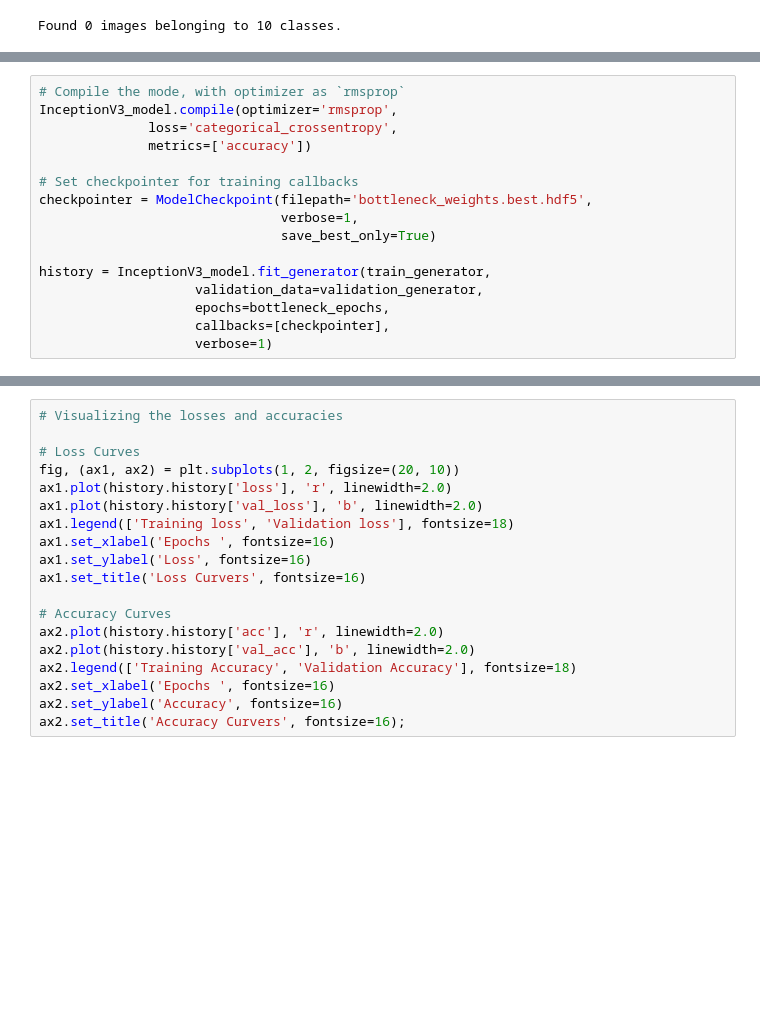
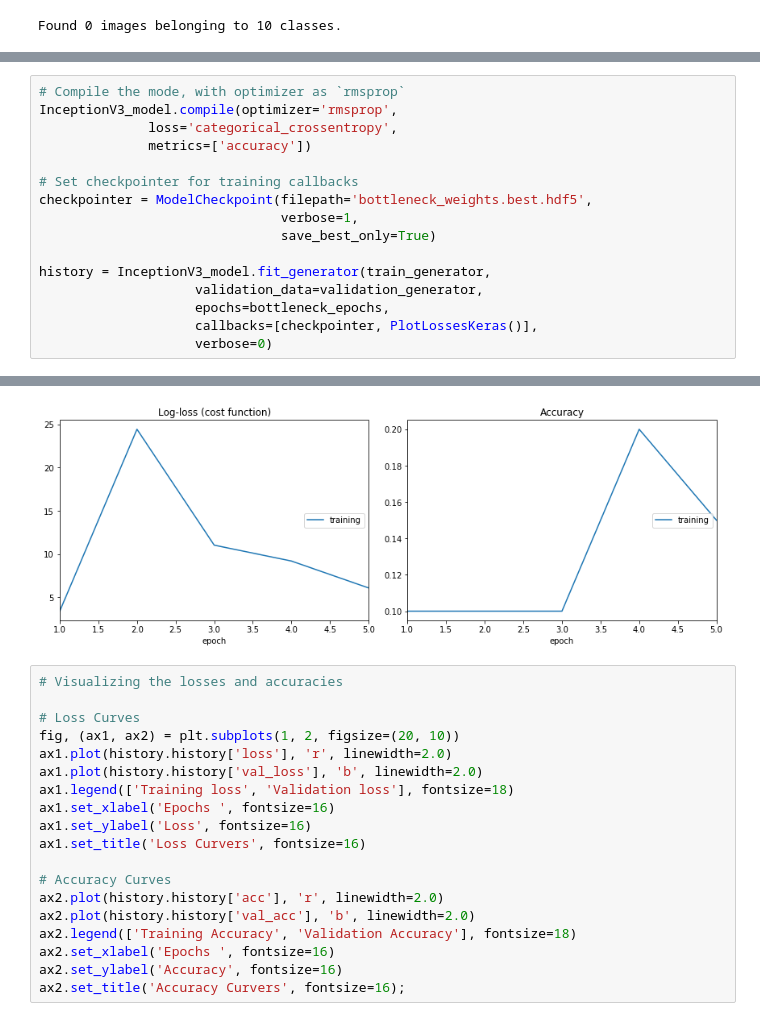
Before and after one commit to Matanley/Kaggle, a Jupyter notebook: Distracted Driver Detection - Steve.ipynb, the cells around one changed output, grey strips where cells are left out. Cells and saved outputs as stored; diff of their text form; blank space fills up the shorter version.

Commit message:
add real time loss plot
real time loss and accuracy plot

```diff
--- a/Distracted Driver Detection - Steve.ipynb
+++ b/Distracted Driver Detection - Steve.ipynb
@@ -209,6 +212,6 @@ checkpointer = ModelCheckpoint(filepath='bottleneck_weights.best.hdf5',
 history = InceptionV3_model.fit_generator(train_generator,
                     validation_data=validation_generator,
                     epochs=bottleneck_epochs,
-                    callbacks=[checkpointer],
-                    verbose=1)
+                    callbacks=[checkpointer, PlotLossesKeras()],
+                    verbose=0)
 # %% [output]
@@ -225,3 +218,4 @@ Epoch 5/5
+[figure, added]
 # %%
 # Visualizing the losses and accuracies
 
```
Also changed, not shown: parts of 3 cells of this notebook.
